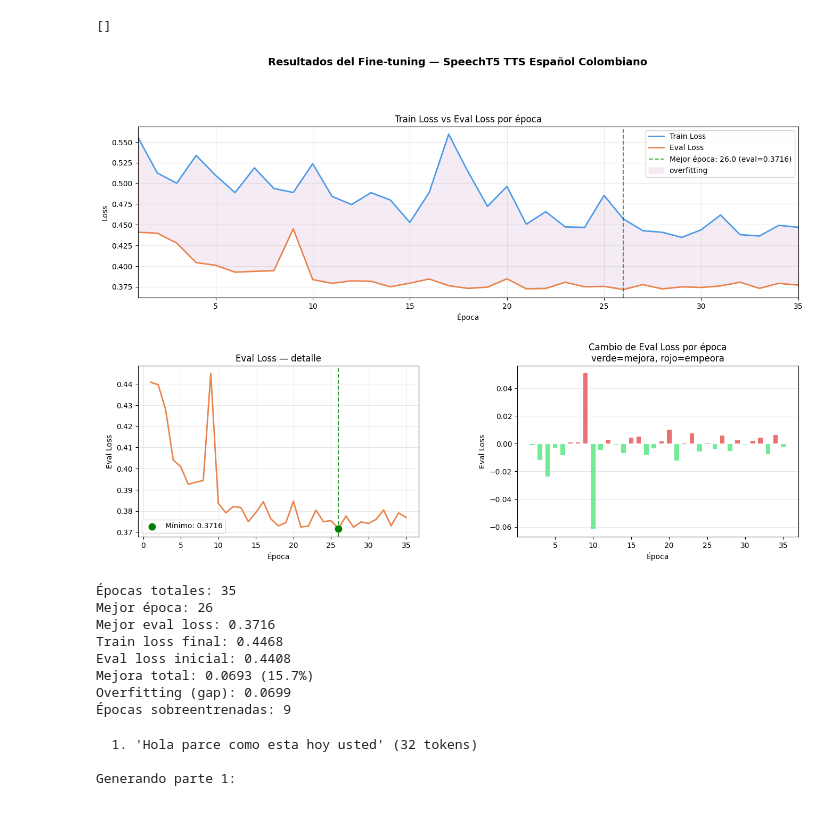
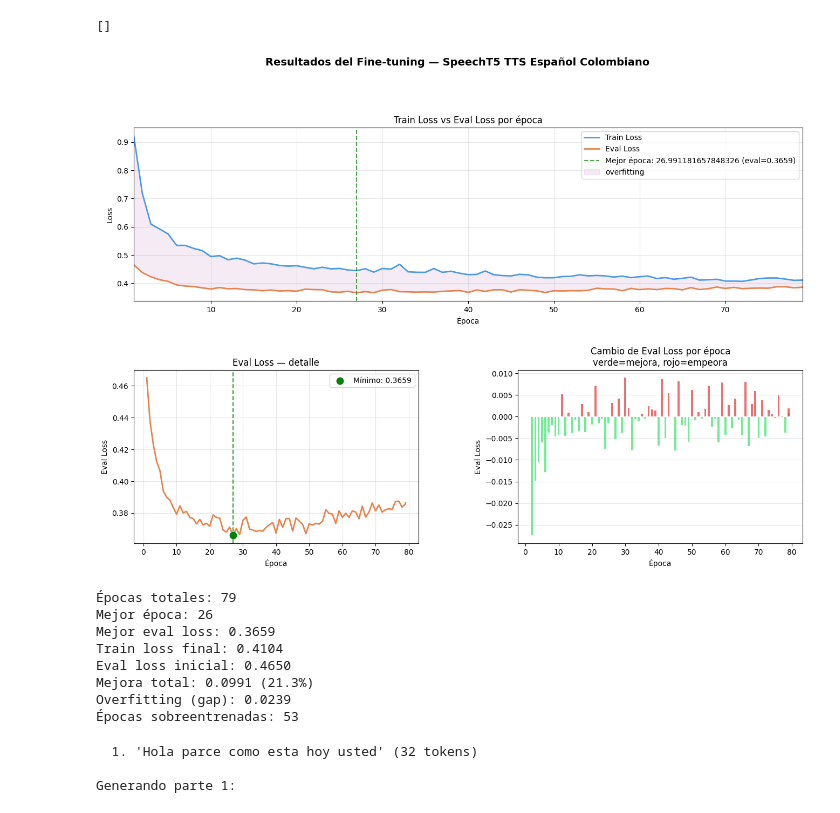
Before and after one commit to juanramirez871/Final-Proyect, a Jupyter notebook: model_tts_finetuning/train_model_tts.ipynb, the cells around one changed output. Cells and saved outputs as stored; diff of their text form; code cells hidden in the pictures.

```diff
--- a/model_tts_finetuning/train_model_tts.ipynb
+++ b/model_tts_finetuning/train_model_tts.ipynb
@@ -353,7 +353,7 @@ import numpy as np
 import json
 import os
 
-state_path = "./speecht5_tts_colombian/checkpoint-2485/trainer_state.json"
+state_path = "./speecht5_tts_colombian/checkpoint-5600/trainer_state.json"
 with open(state_path) as f:
     state = json.load(f)
 
@@ -397,42 +397,42 @@ ax2.set_title("Eval Loss — detalle")
 ax2.set_xlabel("Época")
 ax2.set_ylabel("Eval Loss")
 ax2.legend()
 ax2.grid(True, alpha=0.3)
 
 ax3 = fig.add_subplot(gs[1, 1])
 delta = np.diff(eval_loss)
 ax3.bar(epochs[1:], delta, color=["#E84C4C" if d > 0 else "#4CE87A" for d in delta], alpha=0.8, width=0.6)
 ax3.axhline(0, color="white", linewidth=0.8)
 ax3.set_title("Cambio de Eval Loss por época\nverde=mejora, rojo=empeora")
 ax3.set_xlabel("Época")
 ax3.set_ylabel("Eval Loss")
 ax3.grid(True, alpha=0.3, axis="y")
 
 plt.tight_layout()
 plt.savefig("training_results.png", dpi=150, bbox_inches="tight")
 plt.show()
 
 print(f"Épocas totales: {int(max(epochs))}")
 print(f"Mejor época: {int(best_epoch)}")
 print(f"Mejor eval loss: {best_loss:.4f}")
 print(f"Train loss final: {train_loss[-1]:.4f}")
 print(f"Eval loss inicial: {eval_loss[0]:.4f}")
 print(f"Mejora total: {eval_loss[0] - best_loss:.4f} ({((eval_loss[0]-best_loss)/eval_loss[0])*100:.1f}%)")
 print(f"Overfitting (gap): {train_loss[-1] - eval_loss[-1]:.4f}")
 
 épocas_overfitting = next((i for i, e in enumerate(epochs) if e > best_epoch), None)
 if épocas_overfitting:
     print(f"Épocas sobreentrenadas: {int(max(epochs)) - int(best_epoch)}")
 # %% [output]
-[figure, old version]
+[figure, new version]
-Épocas totales: 35
+Épocas totales: 79
 Mejor época: 26
-Mejor eval loss: 0.3716
-Train loss final: 0.4468
-Eval loss inicial: 0.4408
-Mejora total: 0.0693 (15.7%)
-Overfitting (gap): 0.0699
-Épocas sobreentrenadas: 9
+Mejor eval loss: 0.3659
+Train loss final: 0.4104
+Eval loss inicial: 0.4650
+Mejora total: 0.0991 (21.3%)
+Overfitting (gap): 0.0239
+Épocas sobreentrenadas: 53
 # %%
 embeddings = []
 for i in range(20):
```
Also changed, not shown: parts of 5 cells of this notebook, 4 other files.
